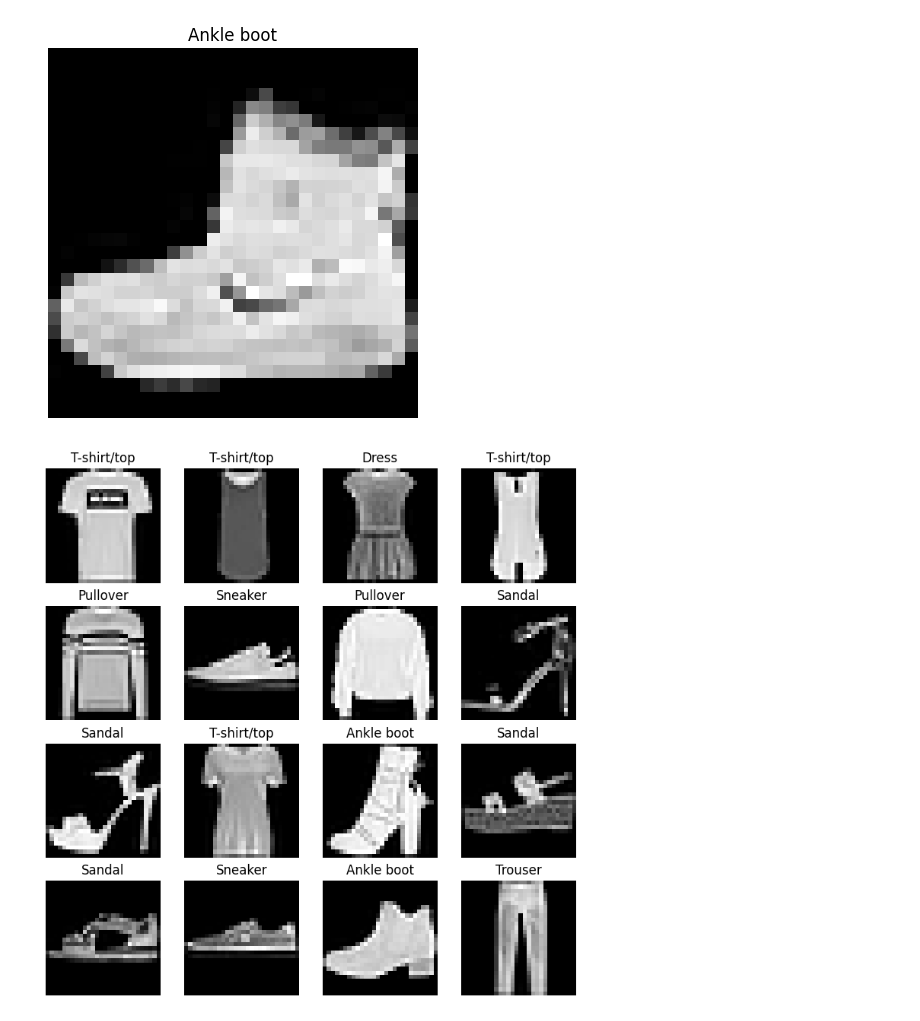
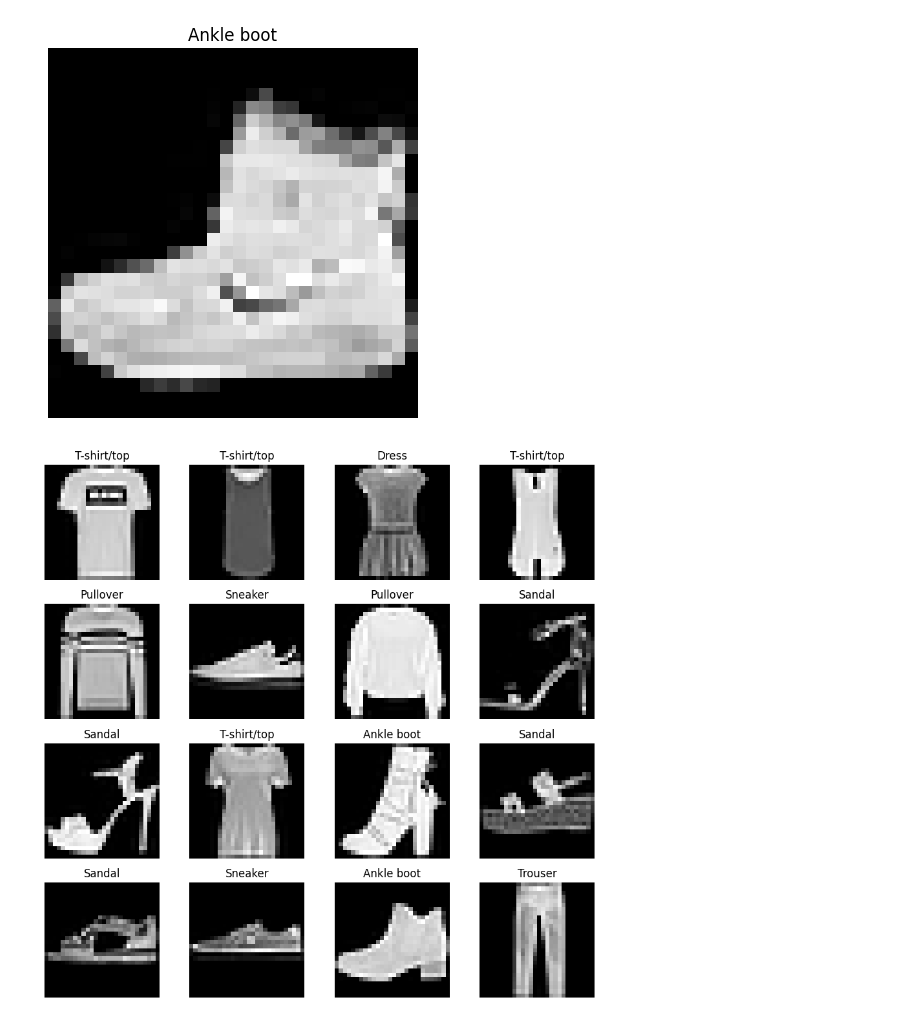
Before and after one commit to Linux-Server/ZTM, a Jupyter notebook: pytorch/computer-vision/1.ipynb, the cells around one changed output. Saved outputs shown, nothing was run; the diff lists cells and outputs as text; code cells hidden in the pictures.

```diff
--- a/pytorch/computer-vision/1.ipynb
+++ b/pytorch/computer-vision/1.ipynb
@@ -93,13 +93,14 @@ plt.axis(False)
 # %%
 # plt more images
 torch.manual_seed(42)
 plt.figure(figsize=(9,9))
 rows, cols = 4, 4
 for i in range(1, rows * cols + 1):
    image, label =  train_data[i]
    plt.subplot(rows,cols,i)
+   plt.tight_layout()
    plt.imshow(image.squeeze(), cmap="gray")
    plt.title(train_data.classes[label])
    plt.axis(False)
 # %% [output]
-[figure, old version]
+[figure, new version]
```
Also changed, not shown: 2 other files.
